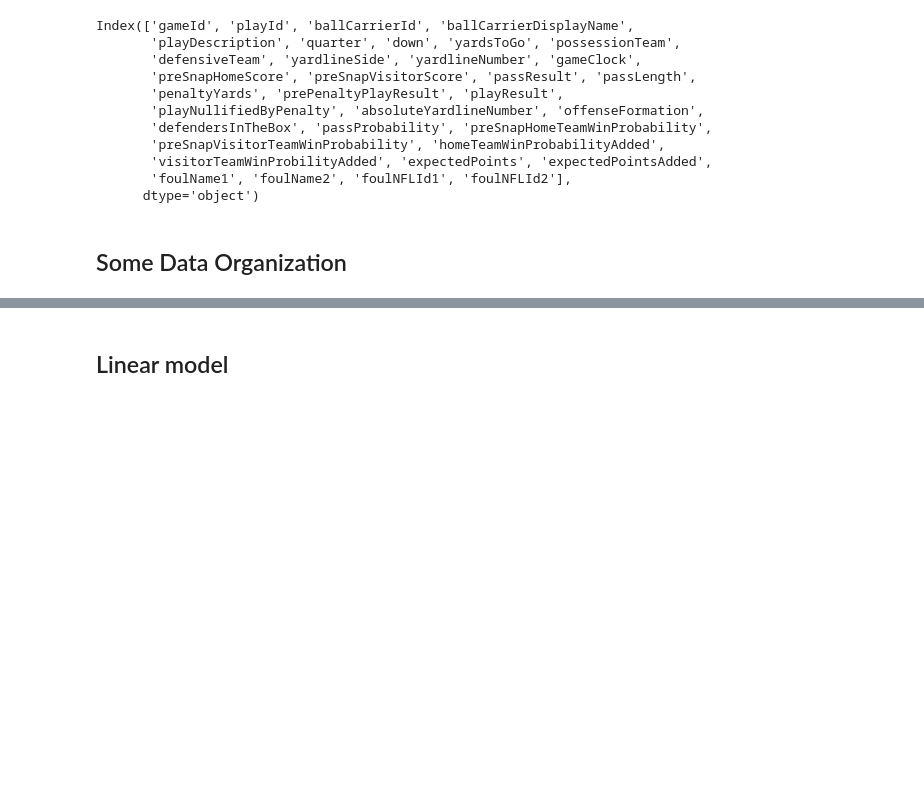
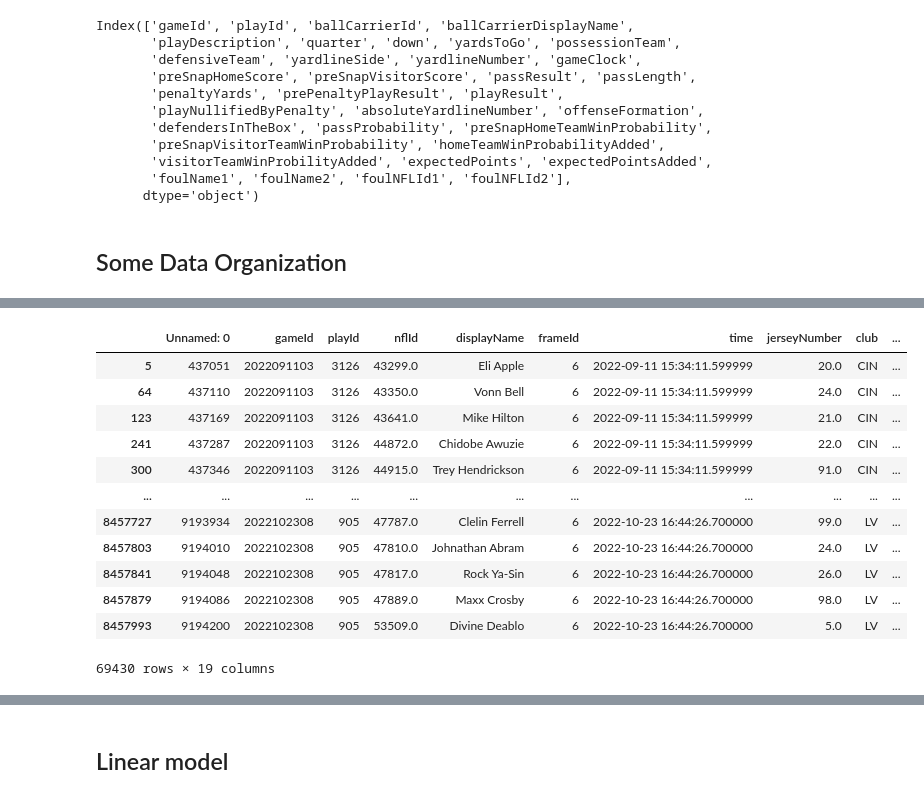
Before and after one commit to ab5525/nfl_data_2024, a Jupyter notebook: basicModel.ipynb, the cells around one changed output, grey strips where cells are left out. Saved outputs shown, nothing was run; the diff lists cells and outputs as text; code cells hidden in the pictures; blank space fills up the shorter version.

```diff
--- a/basicModel.ipynb
+++ b/basicModel.ipynb
@@ -243,0 +329,16 @@ Improvement over median RF: 2.667
+# %%
+at_snap_def
+# %% [output]
+|  | Unnamed: 0 | gameId | playId | nflId | displayName | frameId | time | jerseyNumber | club | ... |
+| 5 | 437051 | 2022091103 | 3126 | 43299.0 | Eli Apple | 6 | 2022-09-11 15:34:11.599999 | 20.0 | CIN | ... |
+| 64 | 437110 | 2022091103 | 3126 | 43350.0 | Vonn Bell | 6 | 2022-09-11 15:34:11.599999 | 24.0 | CIN | ... |
+| 123 | 437169 | 2022091103 | 3126 | 43641.0 | Mike Hilton | 6 | 2022-09-11 15:34:11.599999 | 21.0 | CIN | ... |
+| 241 | 437287 | 2022091103 | 3126 | 44872.0 | Chidobe Awuzie | 6 | 2022-09-11 15:34:11.599999 | 22.0 | CIN | ... |
+| 300 | 437346 | 2022091103 | 3126 | 44915.0 | Trey Hendrickson | 6 | 2022-09-11 15:34:11.599999 | 91.0 | CIN | ... |
+| ... | ... | ... | ... | ... | ... | ... | ... | ... | ... | ... |
+| 8457727 | 9193934 | 2022102308 | 905 | 47787.0 | Clelin Ferrell | 6 | 2022-10-23 16:44:26.700000 | 99.0 | LV | ... |
+| 8457803 | 9194010 | 2022102308 | 905 | 47810.0 | Johnathan Abram | 6 | 2022-10-23 16:44:26.700000 | 24.0 | LV | ... |
+| 8457841 | 9194048 | 2022102308 | 905 | 47817.0 | Rock Ya-Sin | 6 | 2022-10-23 16:44:26.700000 | 26.0 | LV | ... |
+| 8457879 | 9194086 | 2022102308 | 905 | 47889.0 | Maxx Crosby | 6 | 2022-10-23 16:44:26.700000 | 98.0 | LV | ... |
+| 8457993 | 9194200 | 2022102308 | 905 | 53509.0 | Divine Deablo | 6 | 2022-10-23 16:44:26.700000 | 5.0 | LV | ... |
+69430 rows × 19 columns
```
Also changed, not shown: parts of 11 cells of this notebook, 1 other file.
